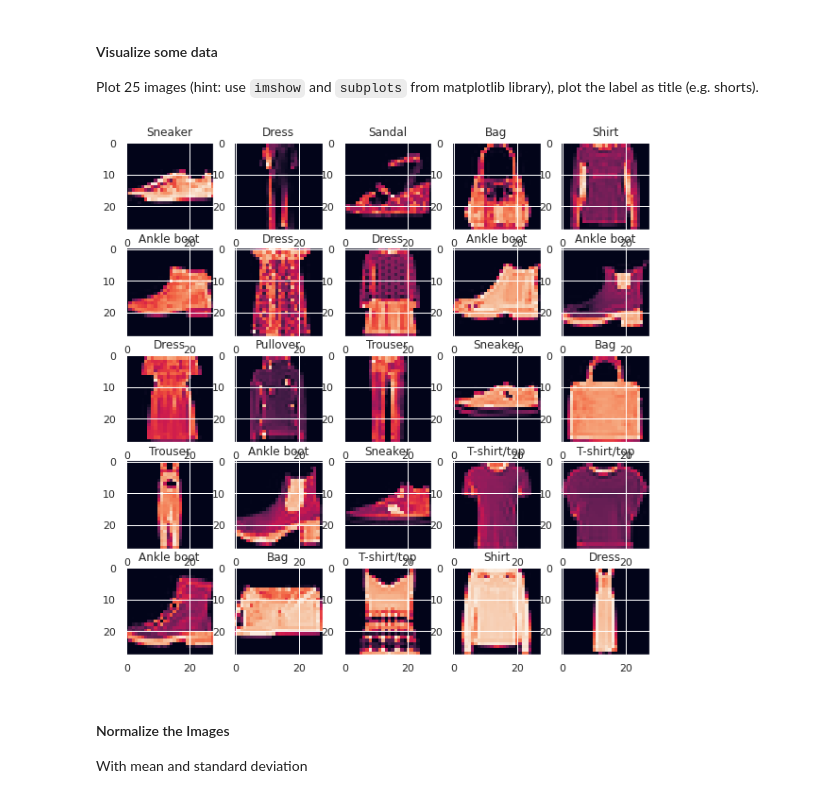
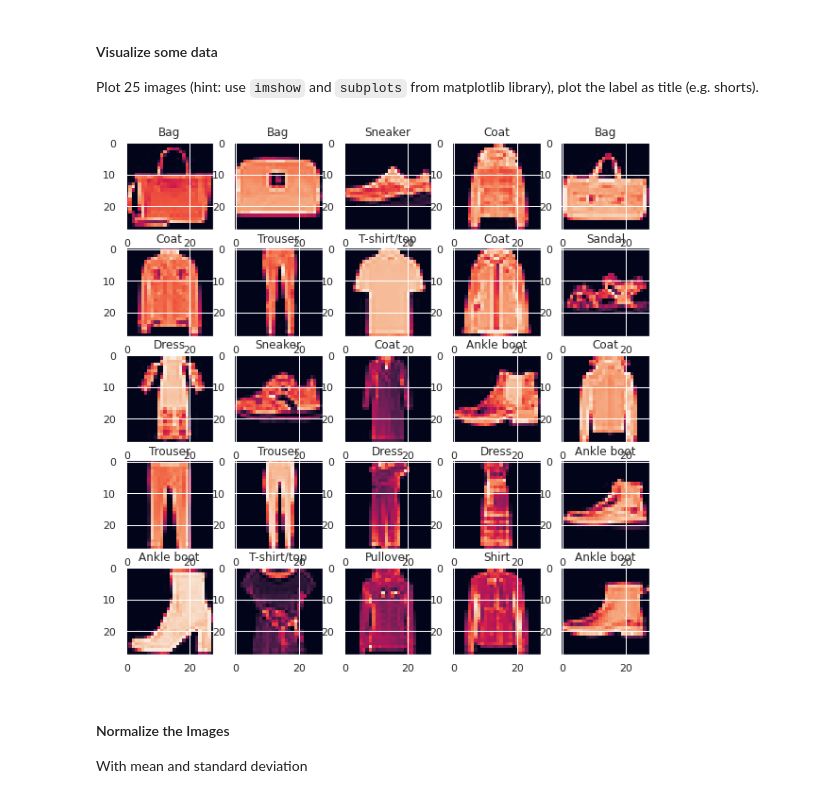
Before and after one commit to ChiliEater/mldm, a Jupyter notebook: L04_Polynomial_and_Logistic_Regression_LAB_ASSIGNMENT.ipynb, the cells around one changed output. Cells and saved outputs as stored; diff of their text form; code cells hidden in the pictures.

```diff
--- a/L04_Polynomial_and_Logistic_Regression_LAB_ASSIGNMENT.ipynb
+++ b/L04_Polynomial_and_Logistic_Regression_LAB_ASSIGNMENT.ipynb
@@ -217,20 +217,20 @@ from pandas.core.dtypes.cast import astype_array
 X_train = X_train.astype(np.float32)
 y_train = y_train.astype(np.int64)
 X_train.reshape(60000, 28*28)
-X_train, X_test, y_train, y_test = train_test_split(X_train, y_train, random_state=42, test_size=0.2)
+X_train, X_valid, y_train, y_valid = train_test_split(X_train, y_train, random_state=42, test_size=0.2)
 # %% [markdown]
 #### Visualize some data
 Plot 25 images (hint: use ``imshow`` and ``subplots`` from matplotlib library), plot the label as title (e.g. shorts).
 # %%
 plt.figure(figsize=(10,10))
 for i in range(0,5):
   for j in range(0,5):
     id = i*5+j
     plt.subplot(5,5, id+1)
-    plt.title(label_names[y_train[id]])
-    plt.imshow(X_train[id].reshape(28,28))
+    plt.title(label_names[y_valid[id]])
+    plt.imshow(X_valid[id].reshape(28,28))
 # %% [output]
-[figure, old version]
+[figure, new version]
 # %% [markdown]
 #### Normalize the Images
 With mean and standard deviation
```
Also changed, not shown: parts of 2 cells of this notebook.
